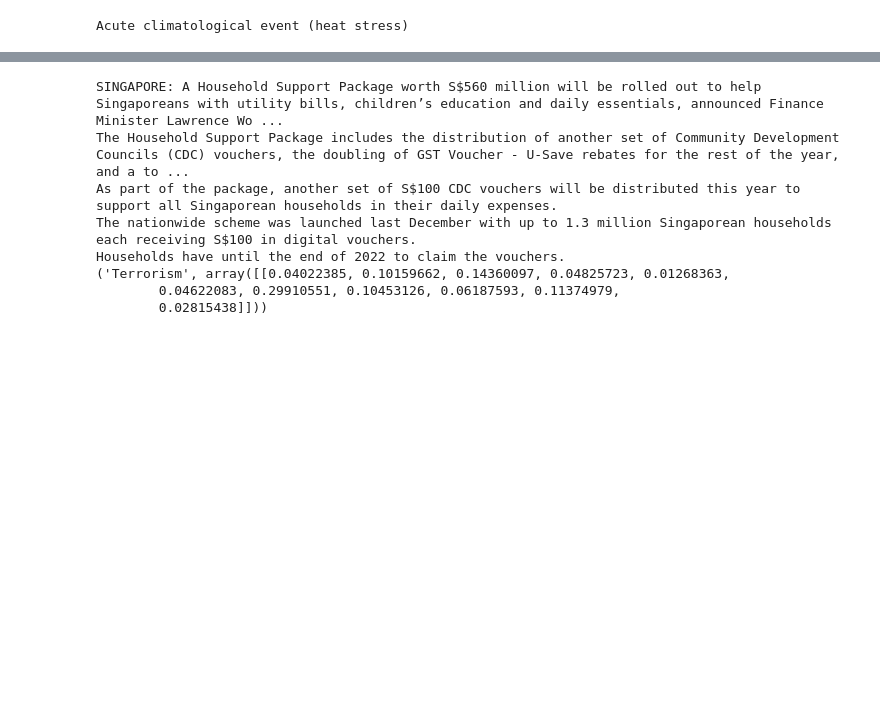
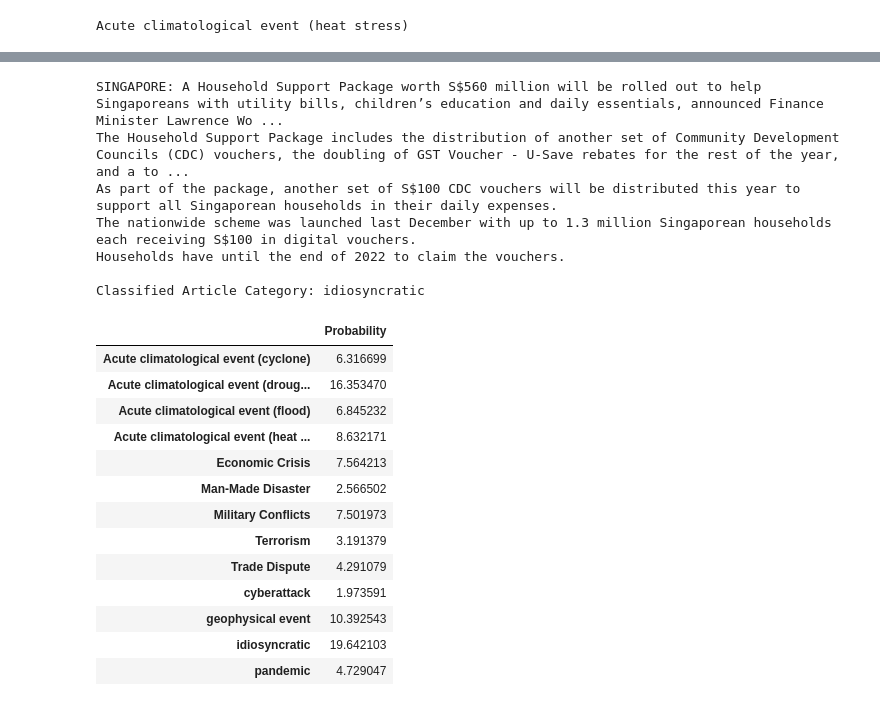
Before and after one commit to Shawntwj/FSX, a Jupyter notebook: News Classifier/FYP Article Classification Codes.ipynb, the cells around one changed output, grey strips where cells are left out. Cells and saved outputs as stored; diff of their text form; code cells hidden in the pictures; blank space fills up the shorter version.

```diff
--- a/News Classifier/FYP Article Classification Codes.ipynb
+++ b/News Classifier/FYP Article Classification Codes.ipynb
@@ -498,30 +580,52 @@ President Halimah Yacob has given her in-principle support for this, Mr Wong tol
 # %%
 from newspaper import Article
 
 article = Article('https://www.channelnewsasia.com/singapore/budget-2022-560-million-household-support-package-2506476')
 
 
 article.download()
 
 article.parse()
 
 article.nlp()
 
 print(article.summary)
 
 with open('art5.txt', 'w') as f:
     f.write(article.summary)
 
-print(classify_article('art5.txt'))
+print(" ")
+print("Classified Article Category: " + classify_article('art5.txt')[0])
+
+probability_array = classify_article('art5.txt')[1]
+
+# print(probability_array[0])
+
+df = pd.DataFrame(data=probability_array[0] * 100, index=new_category , columns=["Probability"])
+
+df
 # %% [output]
 SINGAPORE: A Household Support Package worth S$560 million will be rolled out to help Singaporeans with utility bills, children’s education and daily essentials, announced Finance Minister Lawrence Wo ...
 The Household Support Package includes the distribution of another set of Community Development Councils (CDC) vouchers, the doubling of GST Voucher - U-Save rebates for the rest of the year, and a to ...
 As part of the package, another set of S$100 CDC vouchers will be distributed this year to support all Singaporean households in their daily expenses.
 The nationwide scheme was launched last December with up to 1.3 million Singaporean households each receiving S$100 in digital vouchers.
 Households have until the end of 2022 to claim the vouchers.
-('Terrorism', array([[0.04022385, 0.10159662, 0.14360097, 0.04825723, 0.01268363,
-        0.04622083, 0.29910551, 0.10453126, 0.06187593, 0.11374979,
-        0.02815438]]))
+
+Classified Article Category: idiosyncratic
+|  | Probability |
+| Acute climatological event (cyclone) | 6.316699 |
+| Acute climatological event (droug... | 16.353470 |
+| Acute climatological event (flood) | 6.845232 |
+| Acute climatological event (heat ... | 8.632171 |
+| Economic Crisis | 7.564213 |
+| Man-Made Disaster | 2.566502 |
+| Military Conflicts | 7.501973 |
+| Terrorism | 3.191379 |
+| Trade Dispute | 4.291079 |
+| cyberattack | 1.973591 |
+| geophysical event | 10.392543 |
+| idiosyncratic | 19.642103 |
+| pandemic | 4.729047 |
 # %%
 from newspaper import Article
 
```
Also changed, not shown: parts of 22 cells of this notebook, 5 other files.
